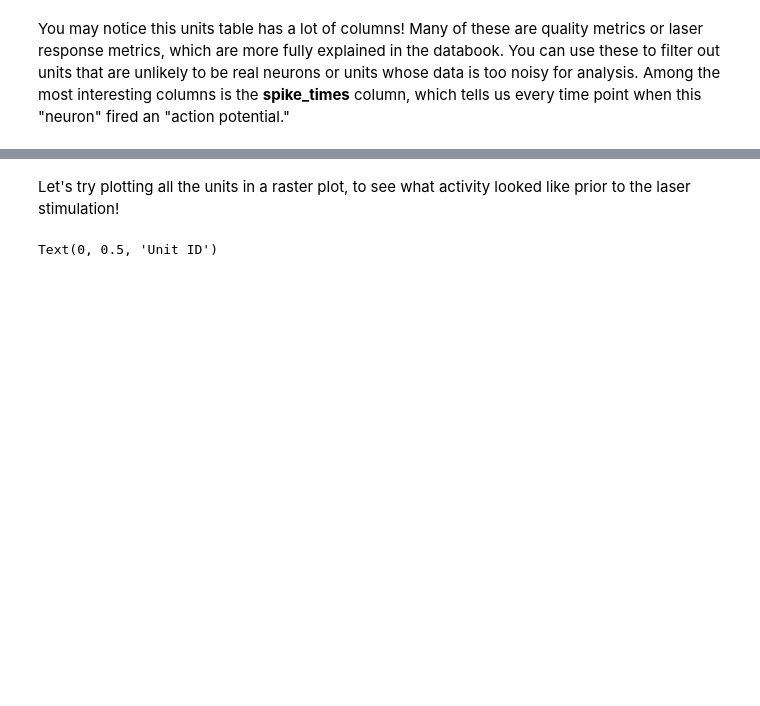
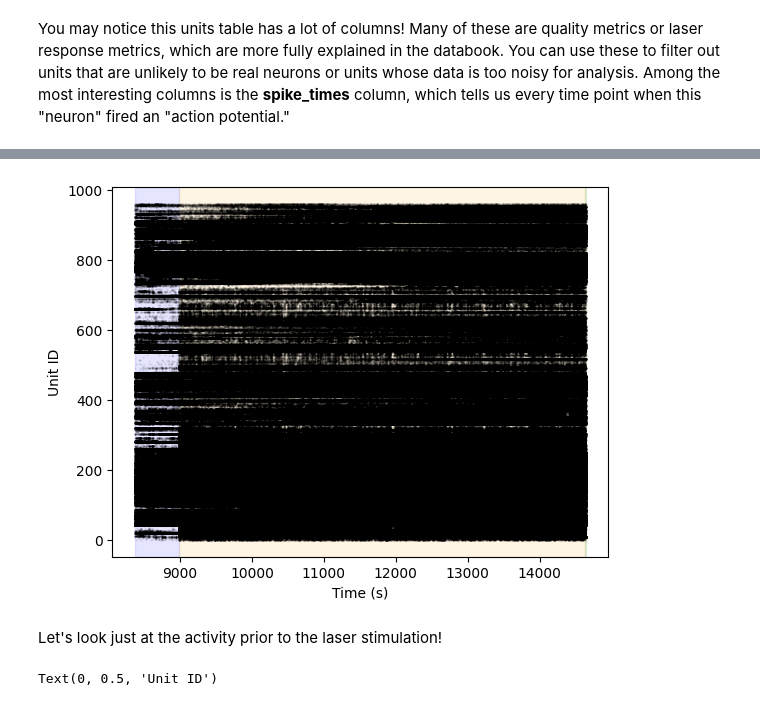
Before and after one commit to AllenSWDB/SWDB-Introductions, a Jupyter notebook: code/Cell_Type_Lookup_Table.ipynb, the cells around one changed output, grey strips where cells are left out. Saved outputs shown, nothing was run; the diff lists cells and outputs as text; code cells hidden in the pictures; blank space fills up the shorter version.

```diff
--- a/code/Cell_Type_Lookup_Table.ipynb
+++ b/code/Cell_Type_Lookup_Table.ipynb
@@ -66,3 +93,17 @@ You may notice this units table has a lot of columns! Many of these are quality
+# %%
+for unit_id, unit_row in units.iterrows():
+    unit_spiketimes = unit_row.spike_times
+    plt.plot(unit_spiketimes, np.tile(unit_id, len(unit_spiketimes)), 'k.', ms=1, alpha=0.1)
+
+plt.xlabel('Time (s)')
+plt.ylabel('Unit ID')
+
+colors = ['blue','orange','green']
+epochs = nwbfile_read.epochs[:]
+for index, row in epochs.iterrows():
+    plt.axvspan(xmin=row.start_time, xmax=row.stop_time, color=colors[index], alpha=0.1)
+# %% [output]
+[figure, added]
 # %% [markdown]
-Let's try plotting all the units in a raster plot, to see what activity looked like prior to the laser stimulation!
+Let's look just at the activity prior to the laser stimulation!
 # %%
```
Also changed, not shown: parts of 15 cells of this notebook, 1 other file.
